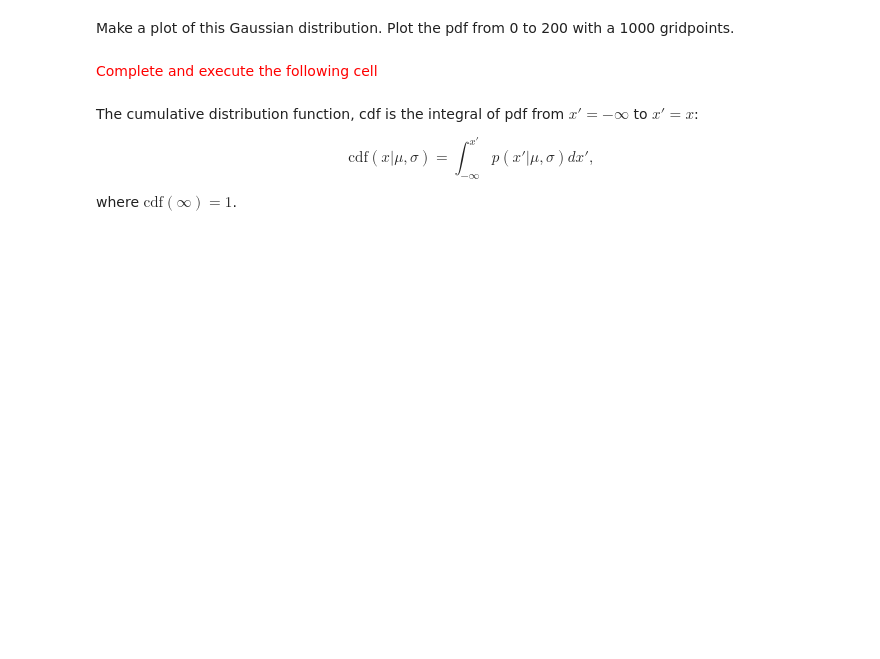
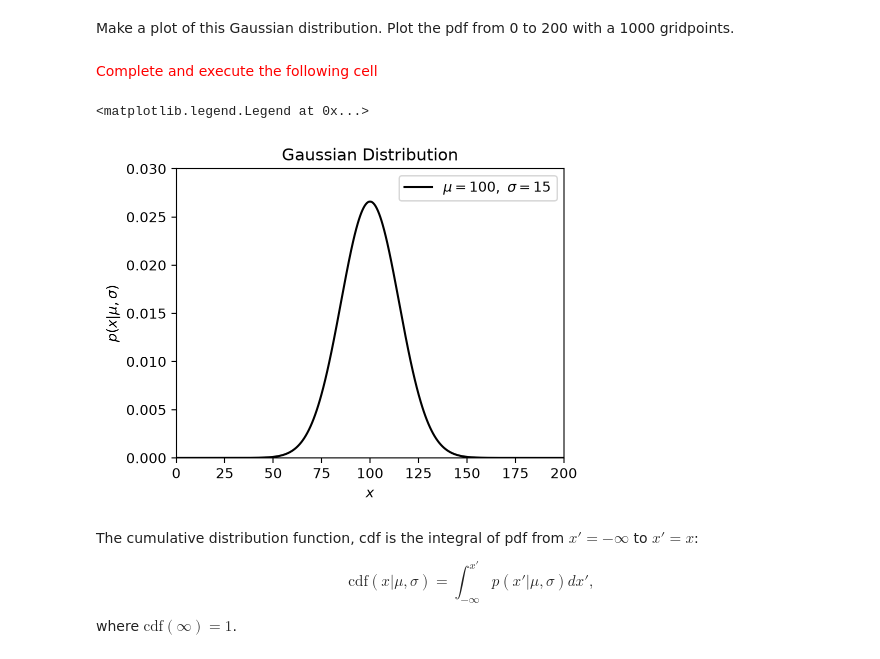
Before and after one commit to NihanPol/astrostats_ttu_fall26, a Jupyter notebook: coursework/student_folders/jolee_peal/lectures/Lecture_3_JoleePeal.ipynb, the cells around one changed output. Cells and saved outputs as stored; diff of their text form; code cells hidden in the pictures; blank space fills up the shorter version.

```diff
--- a/coursework/student_folders/jolee_peal/lectures/Lecture_3_JoleePeal.ipynb
+++ b/coursework/student_folders/jolee_peal/lectures/Lecture_3_JoleePeal.ipynb
@@ -303,9 +363,9 @@ Create a [normal distribution](https://docs.scipy.org/doc/scipy/reference/genera
 # %% [markdown]
 <font color='red'>Complete and execute the following cell</font>
 # %%
-distG = scipy.stats.norm(____,____) # Normal distribution with mean = 100, stdev = 15
-draws = ____.____(____) # 10 random draws
-p = ____.____(____) # pdf evaluated at x=0
+distG = scipy.stats.norm(100,15) # Normal distribution with mean = 100, stdev = 15
+draws = distG.rvs(10) # 10 random draws
+p = distG.pdf(145) # pdf evaluated at x=0
 
 print(draws)
 print(p)
@@ -316,21 +380,26 @@ Make a plot of this Gaussian distribution. Plot the pdf from 0 to 200 with a 100
 # %%
 ## Let's play with Gaussians! Or Normal distributions, N(mu,sigma)
 
-xgrid = np.linspace(____,____,____) # generate distribution for a uniform grid of x values
-____ = distG.pdf(____)  # this is a function of xgrid
+xgrid = np.linspace(0,200,1000) # generate distribution for a uniform grid of x values
+gaussPDF = distG.pdf(xgrid)  # this is a function of xgrid
+mu = 100
+sigma = 15
 
 # actual plotting
 fig, ax = plt.subplots(figsize=(5, 3.75))
 
 # Python3 f strings are awesome!
 plt.plot(xgrid, gaussPDF, ls='-', c='black',
          label=f'$\mu={mu},\ \sigma={sigma}$')
 plt.xlim(0, 200)
 plt.ylim(0, 0.03)
 plt.xlabel('$x$')
 plt.ylabel(r'$p(x|\mu,\sigma)$')
 plt.title('Gaussian Distribution')
 plt.legend()
+# %% [output]
+<matplotlib.legend.Legend at 0x...>
+[figure, added]
 # %% [markdown]
 The cumulative distribution function, cdf is the integral of pdf from $x'=-\infty$ to $x'=x$:
 
```
Also changed, not shown: parts of 20 cells of this notebook, 4 other files.
